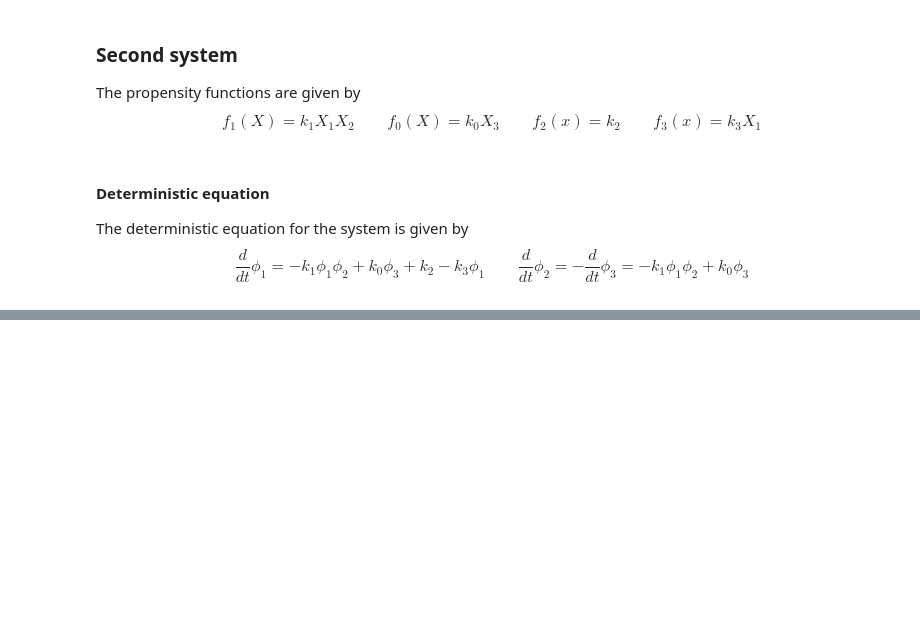
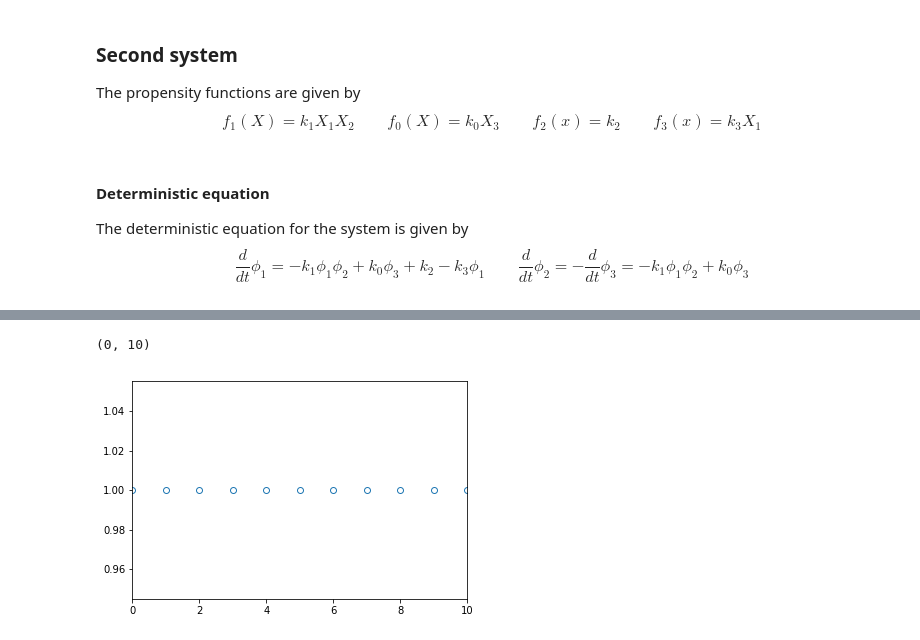
Before and after one commit to std92050/AMM, a Jupyter notebook: SDE/LNA simulation.ipynb, the cells around one changed output, grey strips where cells are left out. Saved outputs shown, nothing was run; the diff lists cells and outputs as text; code cells hidden in the pictures; blank space fills up the shorter version.

```diff
--- a/SDE/LNA simulation.ipynb
+++ b/SDE/LNA simulation.ipynb
@@ -441,0 +469,6 @@ plt.hist(test(10000)  )
+# %%
+plt.plot(  m_1_theoretical,"o",fillstyle='none',label = "CME" )
+plt.xlim(0,10)
+# %% [output]
+(0, 10)
+[figure, added]
```
Also changed, not shown: parts of 21 cells of this notebook, 1 other file.
